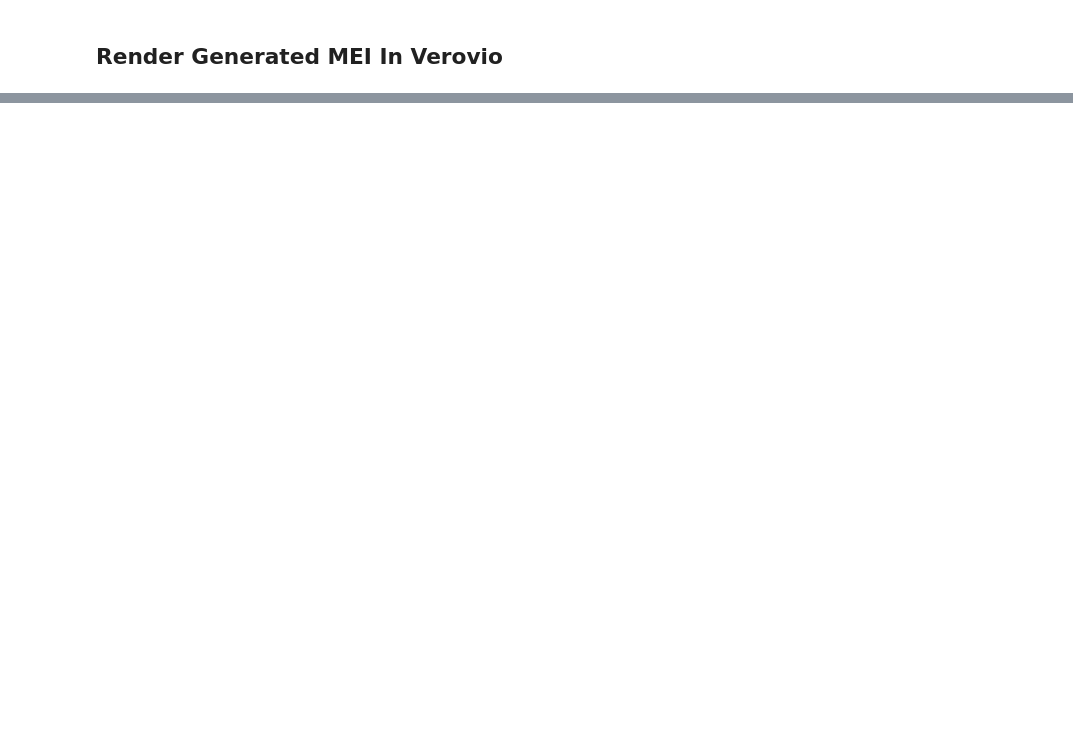
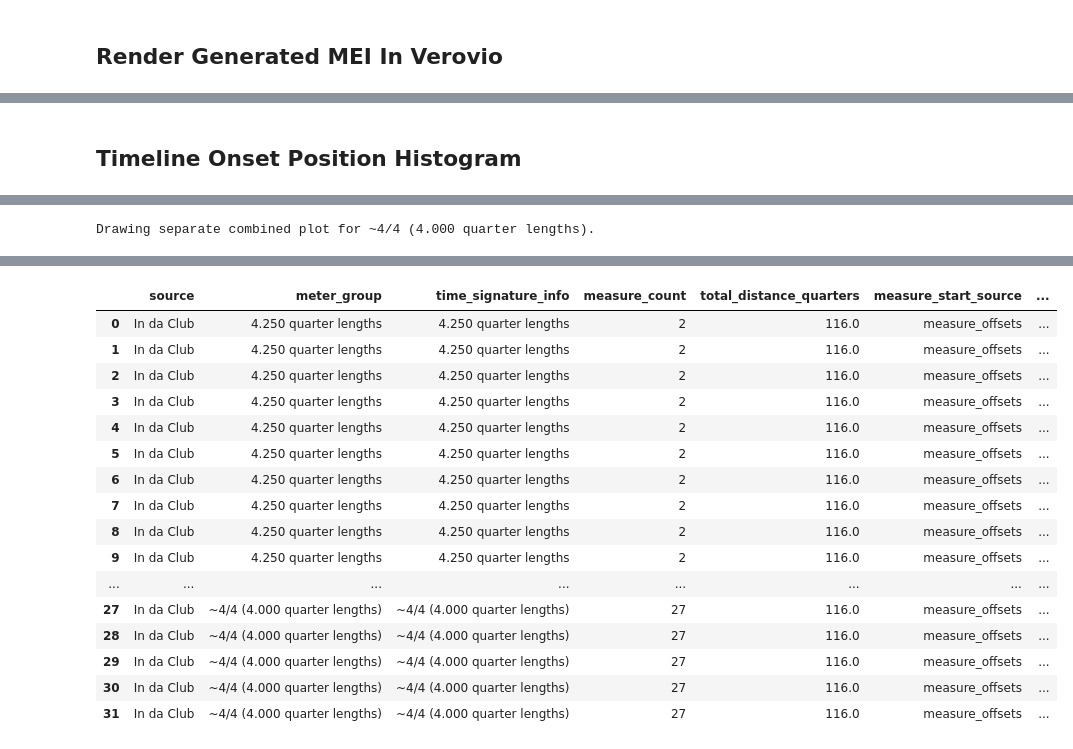
Before and after one commit to egorpol/camat_v2, a Jupyter notebook: testing_timeline.ipynb, the cells around one changed output, grey strips where cells are left out. Cells and saved outputs as stored; diff of their text form; code cells hidden in the pictures; blank space fills up the shorter version.

```diff
--- a/testing_timeline.ipynb
+++ b/testing_timeline.ipynb
@@ -190,0 +367,58 @@ if page_count > 1:
+# %% [markdown]
+## Timeline Onset Position Histogram
+# %%
+from camat.analysis_utils import display_onset_position_histogram
+
+
+# Configuration for this cell
+TIMELINE_ONSET_BIN_SIZE = "auto"  # "auto" or a fixed grid such as 0.25
+TIMELINE_ONSET_NORMALIZE = True
+TIMELINE_ONSET_INCLUDE_RESTS = False
+TIMELINE_ONSET_EDGE_MEASURE_MODE = "merge_to_regular"  # "merge_to_regular" | "split_by_span"
+TIMELINE_ONSET_SHOW_MEASURE_DEBUG = True
+TIMELINE_ONSET_FLOAT_FORMAT = "3f"
+TIMELINE_ONSET_BAR_COLOR = "#2E8B57"
+
+timeline_onset_source_df = df_timeline_rhythm.copy()
+if not TIMELINE_ONSET_INCLUDE_RESTS and "is_rest" in timeline_onset_source_df.columns:
+    timeline_onset_source_df = timeline_onset_source_df[
+        ~timeline_onset_source_df["is_rest"].fillna(False).astype(bool)
+    ].copy()
+
+timeline_measure_offsets = (
+    df_timeline_rhythm.sort_values(["section_index", "measure_index", "event_index"], kind="stable")
+    .groupby(["section_index", "measure_index"], sort=False)["global_onset"]
+    .min()
+    .astype(float)
+    .round(6)
+    .tolist()
+)
+
+if str(TIMELINE_ONSET_BIN_SIZE).strip().lower() == "auto":
+    positive_durations = pd.to_numeric(timeline_onset_source_df["duration"], errors="coerce")
+    positive_durations = positive_durations[positive_durations > 0]
+    TIMELINE_ONSET_RESOLVED_BIN_SIZE = float(positive_durations.min()) if len(positive_durations) else 0.25
+else:
+    TIMELINE_ONSET_RESOLVED_BIN_SIZE = float(TIMELINE_ONSET_BIN_SIZE)
+
+timeline_onset_counts = display_onset_position_histogram(
+    timeline_onset_source_df,
+    source_labels=[SOURCE_LABEL],
+    reference_dfs=[df_timeline_rhythm],
+    measure_offsets=[timeline_measure_offsets],
+    bin_size=TIMELINE_ONSET_RESOLVED_BIN_SIZE,
+    normalize=TIMELINE_ONSET_NORMALIZE,
+    edge_measure_mode=TIMELINE_ONSET_EDGE_MEASURE_MODE,
+    use_measure_metadata=False,
+    backend=TIMELINE_STATS_BACKEND,
+    plot_width=1200,
+    plot_height=350,
+    show_hover=True,
+    show_table=True,
+    show_measure_debug=TIMELINE_ONSET_SHOW_MEASURE_DEBUG,
+    bar_color=TIMELINE_ONSET_BAR_COLOR,
+    float_format=TIMELINE_ONSET_FLOAT_FORMAT,
+)
+
+display(timeline_onset_counts)
+# %% [output]
@@ -190,0 +477 @@ if page_count > 1:
+Drawing separate combined plot for ~4/4 (4.000 quarter lengths).
@@ -190,0 +482,17 @@ if page_count > 1:
+|  | source | meter_group | time_signature_info | measure_count | total_distance_quarters | measure_start_source | ... |
+| 0 | In da Club | 4.250 quarter lengths | 4.250 quarter lengths | 2 | 116.0 | measure_offsets | ... |
+| 1 | In da Club | 4.250 quarter lengths | 4.250 quarter lengths | 2 | 116.0 | measure_offsets | ... |
+| 2 | In da Club | 4.250 quarter lengths | 4.250 quarter lengths | 2 | 116.0 | measure_offsets | ... |
+| 3 | In da Club | 4.250 quarter lengths | 4.250 quarter lengths | 2 | 116.0 | measure_offsets | ... |
+| 4 | In da Club | 4.250 quarter lengths | 4.250 quarter lengths | 2 | 116.0 | measure_offsets | ... |
+| 5 | In da Club | 4.250 quarter lengths | 4.250 quarter lengths | 2 | 116.0 | measure_offsets | ... |
+| 6 | In da Club | 4.250 quarter lengths | 4.250 quarter lengths | 2 | 116.0 | measure_offsets | ... |
+| 7 | In da Club | 4.250 quarter lengths | 4.250 quarter lengths | 2 | 116.0 | measure_offsets | ... |
+| 8 | In da Club | 4.250 quarter lengths | 4.250 quarter lengths | 2 | 116.0 | measure_offsets | ... |
+| 9 | In da Club | 4.250 quarter lengths | 4.250 quarter lengths | 2 | 116.0 | measure_offsets | ... |
+| ... | ... | ... | ... | ... | ... | ... | ... |
+| 27 | In da Club | ~4/4 (4.000 quarter lengths) | ~4/4 (4.000 quarter lengths) | 27 | 116.0 | measure_offsets | ... |
+| 28 | In da Club | ~4/4 (4.000 quarter lengths) | ~4/4 (4.000 quarter lengths) | 27 | 116.0 | measure_offsets | ... |
+| 29 | In da Club | ~4/4 (4.000 quarter lengths) | ~4/4 (4.000 quarter lengths) | 27 | 116.0 | measure_offsets | ... |
+| 30 | In da Club | ~4/4 (4.000 quarter lengths) | ~4/4 (4.000 quarter lengths) | 27 | 116.0 | measure_offsets | ... |
+| 31 | In da Club | ~4/4 (4.000 quarter lengths) | ~4/4 (4.000 quarter lengths) | 27 | 116.0 | measure_offsets | ... |
```
Also changed, not shown: parts of 12 cells of this notebook, 16 other files.
